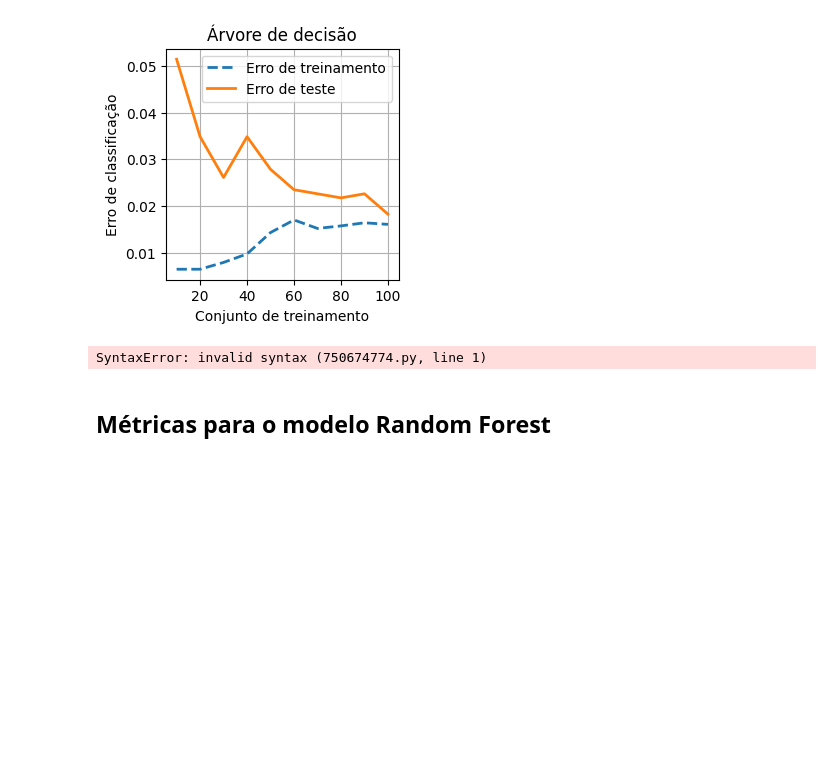
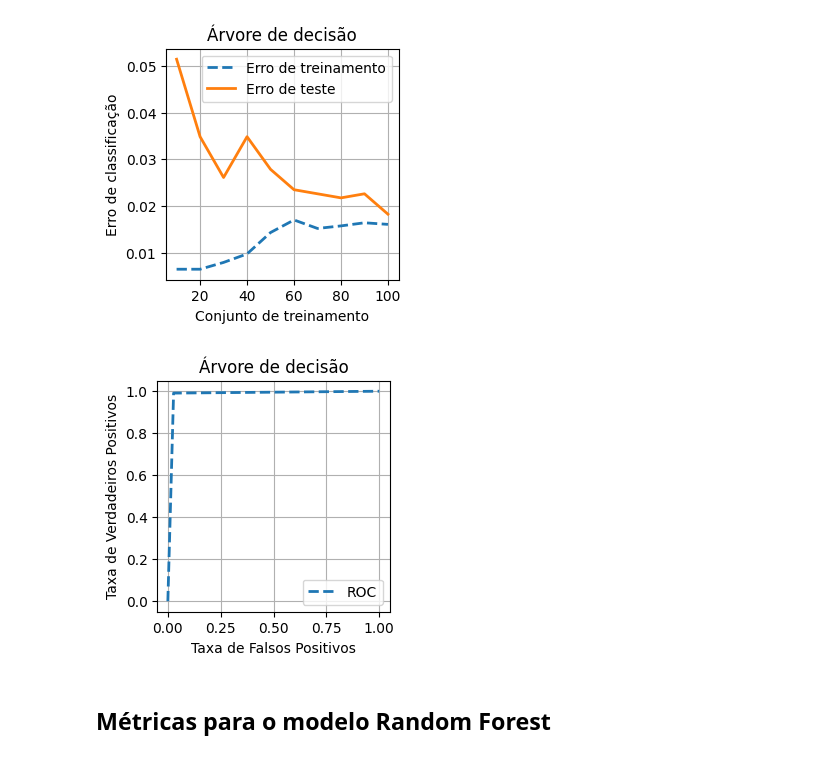
Before and after one commit to cilab-ufersa/euthyroid_sick_syndrome, a Jupyter notebook: euthyroid_sick_syndrome/plot_figures.ipynb, the cells around one changed output. Drawn from its saved outputs; the diff is of its cells as text; code cells hidden in the pictures; blank space fills up the shorter version.

```diff
--- a/euthyroid_sick_syndrome/plot_figures.ipynb
+++ b/euthyroid_sick_syndrome/plot_figures.ipynb
@@ -46,30 +51,6 @@ fig = plot_confusion_matrix(output_test, output_model_decision, model=model_deci
 fig.figure_.savefig('confusion_matrix_decision_tree.png', dpi=300, bbox_inches='tight')
 # %% [output]
 [figure]
-# %%
-import numpy as np
-def miss_classification(input_train, output_train, input_test, output_test, model, title='Curva de aprendizado'):
-    """ Plot miss classification error
-
-    Args:
-        input_train (array): input train
-        output_train (array): output train
-        input_test (array): input test
-        output_test (array): output test
-        model (object): model
-    Return:
-    """
-    training_errors, test_errors = plot_learning_curves(X_train=input_train, y_train=output_train, X_test=input_test, y_test=output_test, clf=model, print_model=False)
-    fig, ax = plt.subplots(figsize=(3,3))
-    plt.plot(np.arange(10, 101, 10), training_errors, label='Erro de treinamento', linewidth=2, linestyle='--')
-    plt.plot(np.arange(10, 101, 10), test_errors, label='Erro de teste', linewidth=2)
-    plt.legend()
-    plt.xlabel('Conjunto de treinamento')
-    plt.ylabel('Erro de classificação')
-    plt.title(title)
-    plt.grid(True)
-    fig = plt.gcf()
-    return fig
 # %%
 fig = miss_classification(input_train, output_train, input_test, output_test, model_decision_tree, title='Árvore de decisão')
 fig.savefig('error_decision_tree.png', dpi=300, bbox_inches='tight')
@@ -77,27 +58,29 @@ fig.savefig('error_decision_tree.png', dpi=300, bbox_inches='tight')
 [figure]
 [figure]
 # %%
-roc(output_test, output_model_decision, title='Curva roc'):
+
+def roc(output_test, output_model, title = "Curva ROC"):
     """ploting ROC curve
 
     Args:
         output_test (list): dataset for test
-        output_model_decision (list): dataset for train
+        output_model (list): dataset for train
     """
-    fp, tp, _ = metrics.roc_curve(output_test, output_model_decision, title = 'Curva roc')
+    fp, tp, _ = metrics.roc_curve(output_test, output_model)
     fig, ax = plt.subplots(figsize=(3,3))
-    plt.plot(fp, label = "Taxa de falsos positivos", linewidth = 2, linestyle = "--")
-    plt.plot(tp, label = "Taxa de verdadeiros positivos", linewidth = 2, linesyle = "--")
-    plt.plot(_, label = "sei não", linewidth = 2, linestyle  = "--")
+    plt.plot(fp, tp, label = "ROC", linewidth = 2, linestyle = "--")
     plt.legend()
-    plt.xlabel("Taxa de falsos positivos")
-    plt.ylabel("Taxa de verdadeiros positivos")
     plt.title(title)
+    plt.xlabel("Taxa de Falsos Positivos")
+    plt.ylabel("Taxa de Verdadeiros Positivos")
     plt.grid(True)
     fig = plt.gcf()
-    return fig #plotando a curva ROC
+    return fig
-# %% [output]
-SyntaxError: invalid syntax (750674774.py, line 1)
+# %%
+fig = roc(output_test, output_model_decision, title = "Árvore de decisão")
+fig.savefig('roc_decision_tree.png', dpi=300, bbox_inches='tight')
+# %% [output]
+[figure, added]
 # %% [markdown]
 ## Métricas para o modelo Random Forest
 # %%
```
Also changed, not shown: parts of 6 cells of this notebook, 5 other files.
